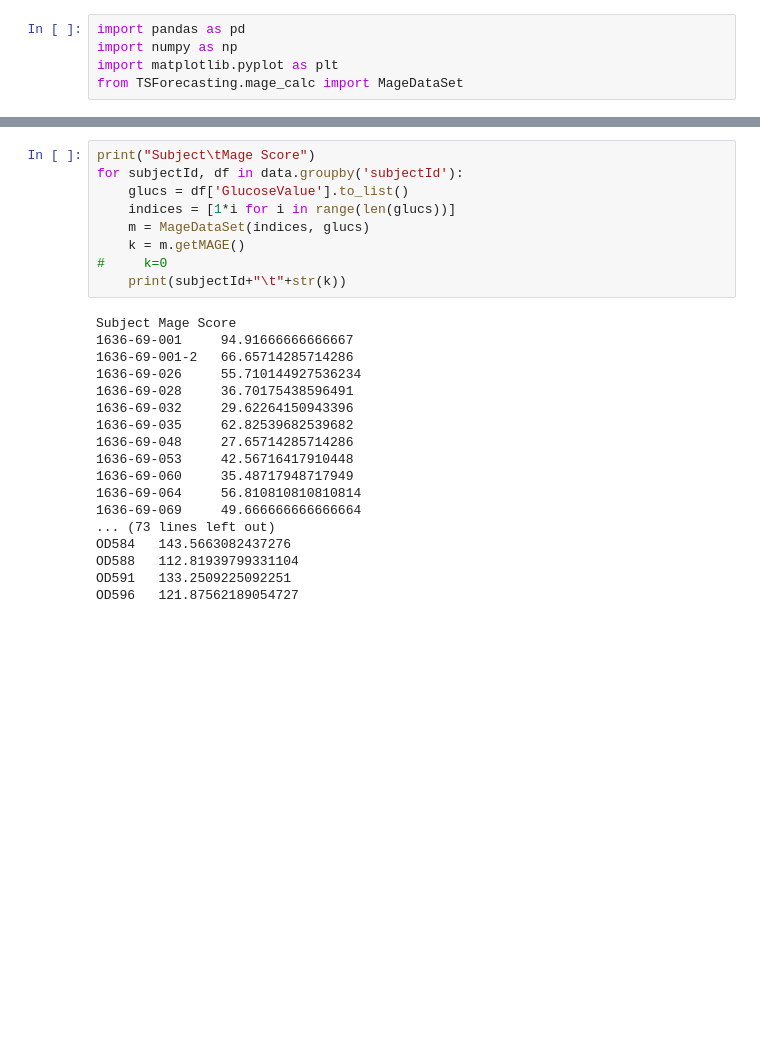
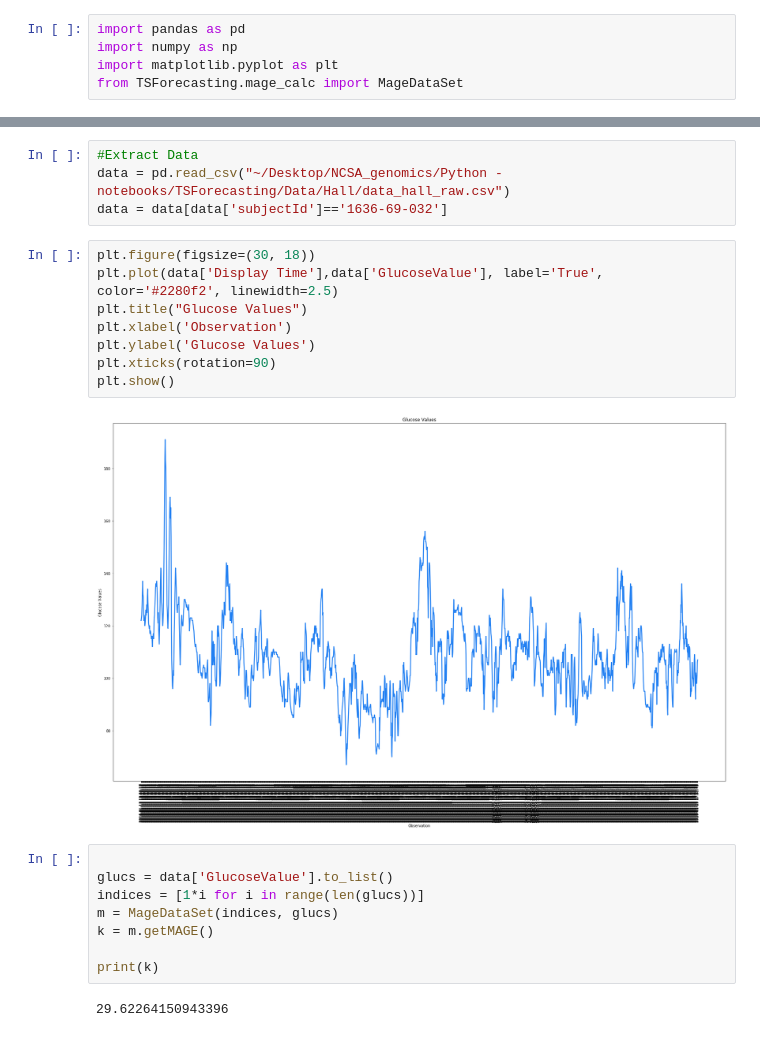
Before and after one commit to snehG0205/NCSA_genomics, a Jupyter notebook: Python - notebooks/MAGE tester.ipynb, the cells around one changed output, grey strips where cells are left out. Saved outputs shown, nothing was run; the diff lists cells and outputs as text; blank space fills up the shorter version.

Commit message:
starting with GLU data

```diff
--- a/Python - notebooks/MAGE tester.ipynb
+++ b/Python - notebooks/MAGE tester.ipynb
@@ -23,27 +6,24 @@ Here is a glimpse of the data:
+# %%
+#Extract Data
+data = pd.read_csv("~/Desktop/NCSA_genomics/Python - notebooks/TSForecasting/Data/Hall/data_hall_raw.csv")
+data = data[data['subjectId']=='1636-69-032']
+# %%
+plt.figure(figsize=(30, 18))
+plt.plot(data['Display Time'],data['GlucoseValue'], label='True', color='#2280f2', linewidth=2.5)
+plt.title("Glucose Values")
+plt.xlabel('Observation')
+plt.ylabel('Glucose Values')
+plt.xticks(rotation=90)
+plt.show()
+# %% [output]
+[figure, added]
 # %%
-print("Subject\tMage Score")
-for subjectId, df in data.groupby('subjectId'):
-    glucs = df['GlucoseValue'].to_list()
-    indices = [1*i for i in range(len(glucs))]
-    m = MageDataSet(indices, glucs)
-    k = m.getMAGE()
-#     k=0
-    print(subjectId+"\t"+str(k))
+
+glucs = data['GlucoseValue'].to_list()
+indices = [1*i for i in range(len(glucs))]
+m = MageDataSet(indices, glucs)
+k = m.getMAGE()
+
+print(k)
 # %% [output]
-Subject Mage Score
-1636-69-001     94.91666666666667
-1636-69-001-2   66.65714285714286
-1636-69-026     55.710144927536234
-1636-69-028     36.70175438596491
-1636-69-032     29.62264150943396
-1636-69-035     62.82539682539682
-1636-69-048     27.65714285714286
-1636-69-053     42.56716417910448
-1636-69-060     35.48717948717949
-1636-69-064     56.810810810810814
-1636-69-069     49.666666666666664
-... (73 lines left out)
-OD584   143.5663082437276
-OD588   112.81939799331104
-OD591   133.2509225092251
-OD596   121.87562189054727
+29.62264150943396
```
Also changed, not shown: parts of 2 cells of this notebook, 6 other files.
